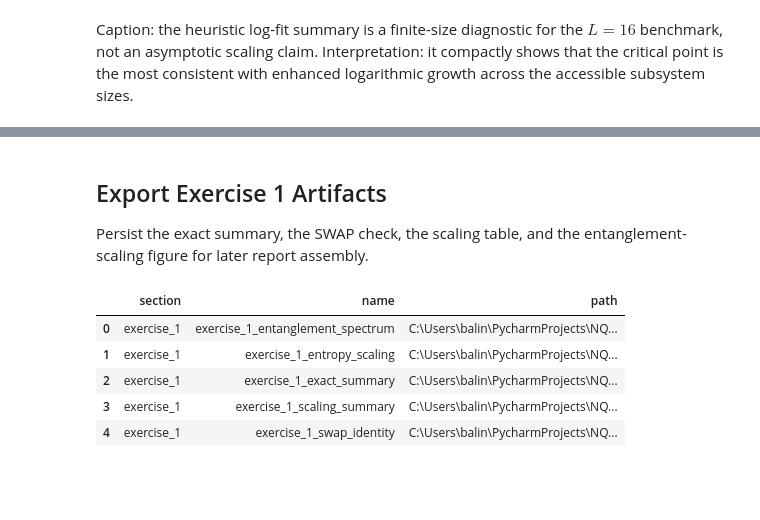
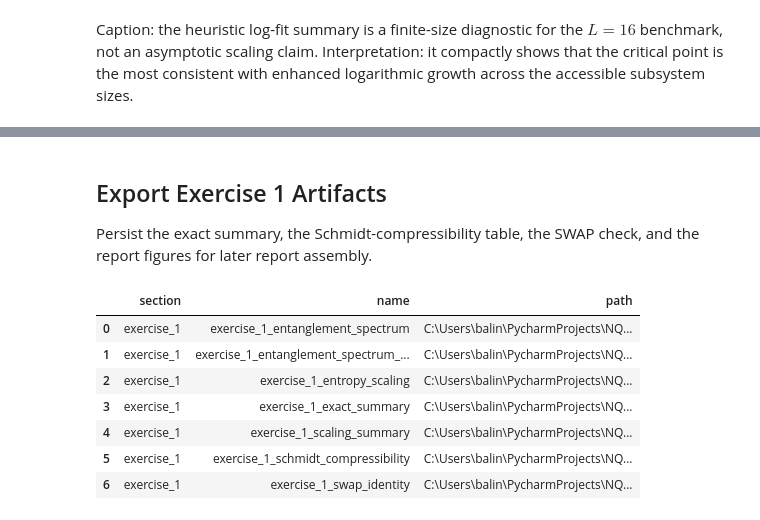
Before and after one commit to SBT2004/NQS, a Jupyter notebook: Balint/demos/exercise_1.ipynb, the cells around one changed output, grey strips where cells are left out. Cells and saved outputs as stored; diff of their text form; code cells hidden in the pictures; blank space fills up the shorter version.

Commit message:
T003-T004 finalize report notebook surface

```diff
--- a/Balint/demos/exercise_1.ipynb
+++ b/Balint/demos/exercise_1.ipynb
@@ -121,7 +154,22 @@ exercise_1_spectrum_table = pd.concat([
     for spectrum in [observables.entanglement_spectrum(exact['ground_state'], subsystem_sites, n_levels=8)]
 ], ignore_index=True)
 
-exercise_1_summary
+exercise_1_compressibility = pd.concat([
+    pd.DataFrame({
+        'phase': phase_labels[label],
+        'g': g_values[label],
+        'bond_dimension_chi': chi_values,
+        'retained_weight': cumulative[: len(chi_values)],
+        'discarded_weight': 1.0 - cumulative[: len(chi_values)],
+    })
+    for label, exact in exercise_1_exact.items()
+    for full_spectrum in [observables.entanglement_spectrum(exact['ground_state'], subsystem_sites)]
+    for chi_values in [np.array([1, 2, 4, 8], dtype=np.int64)]
+    for cumulative in [np.cumsum(full_spectrum)]
+], ignore_index=True)
+
+display(exercise_1_summary)
+exercise_1_compressibility
 # %% [output]
 |  | phase | g | ground_energy | half_partition_von_neumann | half_partition_renyi2 |
 | 0 | Ferromagnetic ordered phase (g = ... | 0.5 | -16.146051 | 0.696037 | 0.693736 |
@@ -129,0 +191,18 @@ exercise_1_summary
+# %%
+spectrum_figure, spectrum_axis = plt.subplots(figsize=(7, 4.5))
+for phase, group in exercise_1_spectrum_table.groupby('phase'):
+    ordered = group.sort_values('level')
+    spectrum_axis.plot(
+        ordered['level'],
+        ordered['lambda'],
+        marker='o',
+        label=phase,
+    )
+spectrum_axis.set_yscale('log')
+spectrum_axis.set_xlabel('Schmidt level index')
+spectrum_axis.set_ylabel('Reduced-density-matrix eigenvalue $\lambda_i$')
+spectrum_axis.set_title('Leading entanglement-spectrum weights across the half-chain cut')
+spectrum_axis.grid(alpha=0.25)
+spectrum_axis.legend(fontsize=8)
+spectrum_figure.tight_layout()
+spectrum_figure
@@ -226,25 +316,31 @@ For this exact benchmark, $S_1$ is evaluated directly from $\rho_A$, while $S_2$
 # %% [markdown]
 ## Export Exercise 1 Artifacts
 
-Persist the exact summary, the SWAP check, the scaling table, and the entanglement-scaling figure for later report assembly.
+Persist the exact summary, the Schmidt-compressibility table, the SWAP check, and the report figures for later report assembly.
 # %%
 summary_paths = save_report_table(exercise_1_summary, 'exercise_1_exact_summary', output_dir=exercise_output_dir)
+compressibility_paths = save_report_table(exercise_1_compressibility, 'exercise_1_schmidt_compressibility', output_dir=exercise_output_dir)
 spectrum_paths = save_report_table(exercise_1_spectrum_table, 'exercise_1_entanglement_spectrum', output_dir=exercise_output_dir)
 swap_paths = save_report_table(exercise_1_swap_identity, 'exercise_1_swap_identity', output_dir=exercise_output_dir)
 scaling_paths = save_report_table(exercise_1_scaling_summary, 'exercise_1_scaling_summary', output_dir=exercise_output_dir)
 figure_path = save_report_figure(figure, 'exercise_1_entropy_scaling', output_dir=exercise_output_dir)
+spectrum_figure_path = save_report_figure(spectrum_figure, 'exercise_1_entanglement_spectrum', output_dir=exercise_output_dir)
 
 build_output_manifest([
     {'section': 'exercise_1', 'name': 'exercise_1_exact_summary', 'path': str(summary_paths['csv'])},
+    {'section': 'exercise_1', 'name': 'exercise_1_schmidt_compressibility', 'path': str(compressibility_paths['csv'])},
     {'section': 'exercise_1', 'name': 'exercise_1_entanglement_spectrum', 'path': str(spectrum_paths['csv'])},
     {'section': 'exercise_1', 'name': 'exercise_1_swap_identity', 'path': str(swap_paths['csv'])},
     {'section': 'exercise_1', 'name': 'exercise_1_scaling_summary', 'path': str(scaling_paths['csv'])},
     {'section': 'exercise_1', 'name': 'exercise_1_entropy_scaling', 'path': str(figure_path)},
+    {'section': 'exercise_1', 'name': 'exercise_1_entanglement_spectrum_figure', 'path': str(spectrum_figure_path)},
 ])
 # %% [output]
 |  | section | name | path |
 | 0 | exercise_1 | exercise_1_entanglement_spectrum | C:\Users\balin\PycharmProjects\NQ... |
-| 1 | exercise_1 | exercise_1_entropy_scaling | C:\Users\balin\PycharmProjects\NQ... |
-| 2 | exercise_1 | exercise_1_exact_summary | C:\Users\balin\PycharmProjects\NQ... |
-| 3 | exercise_1 | exercise_1_scaling_summary | C:\Users\balin\PycharmProjects\NQ... |
-| 4 | exercise_1 | exercise_1_swap_identity | C:\Users\balin\PycharmProjects\NQ... |
+| 1 | exercise_1 | exercise_1_entanglement_spectrum_... | C:\Users\balin\PycharmProjects\NQ... |
+| 2 | exercise_1 | exercise_1_entropy_scaling | C:\Users\balin\PycharmProjects\NQ... |
+| 3 | exercise_1 | exercise_1_exact_summary | C:\Users\balin\PycharmProjects\NQ... |
+| 4 | exercise_1 | exercise_1_scaling_summary | C:\Users\balin\PycharmProjects\NQ... |
+| 5 | exercise_1 | exercise_1_schmidt_compressibility | C:\Users\balin\PycharmProjects\NQ... |
+| 6 | exercise_1 | exercise_1_swap_identity | C:\Users\balin\PycharmProjects\NQ... |
```
Also changed, not shown: parts of 11 cells of this notebook, 4 other files.
